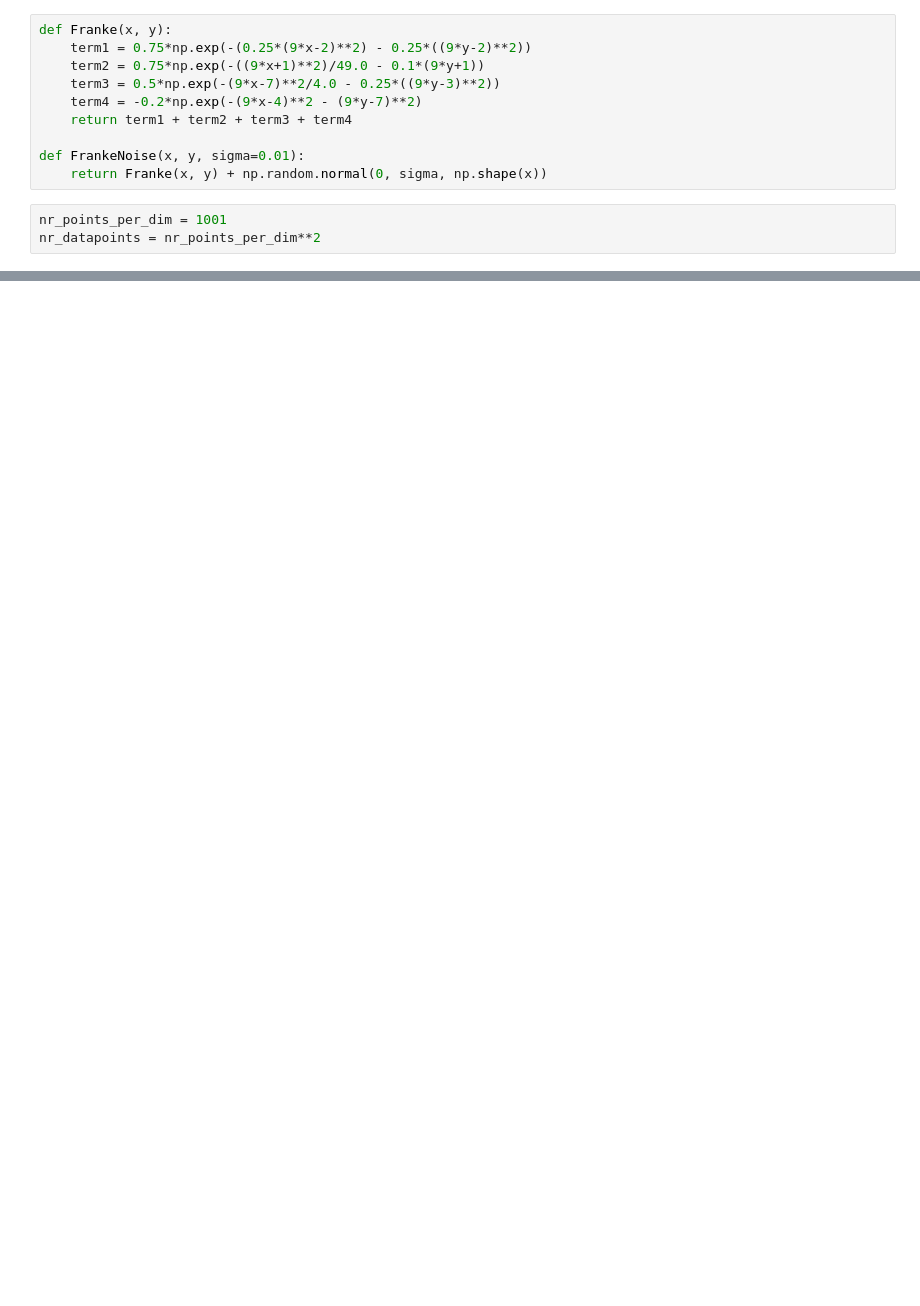
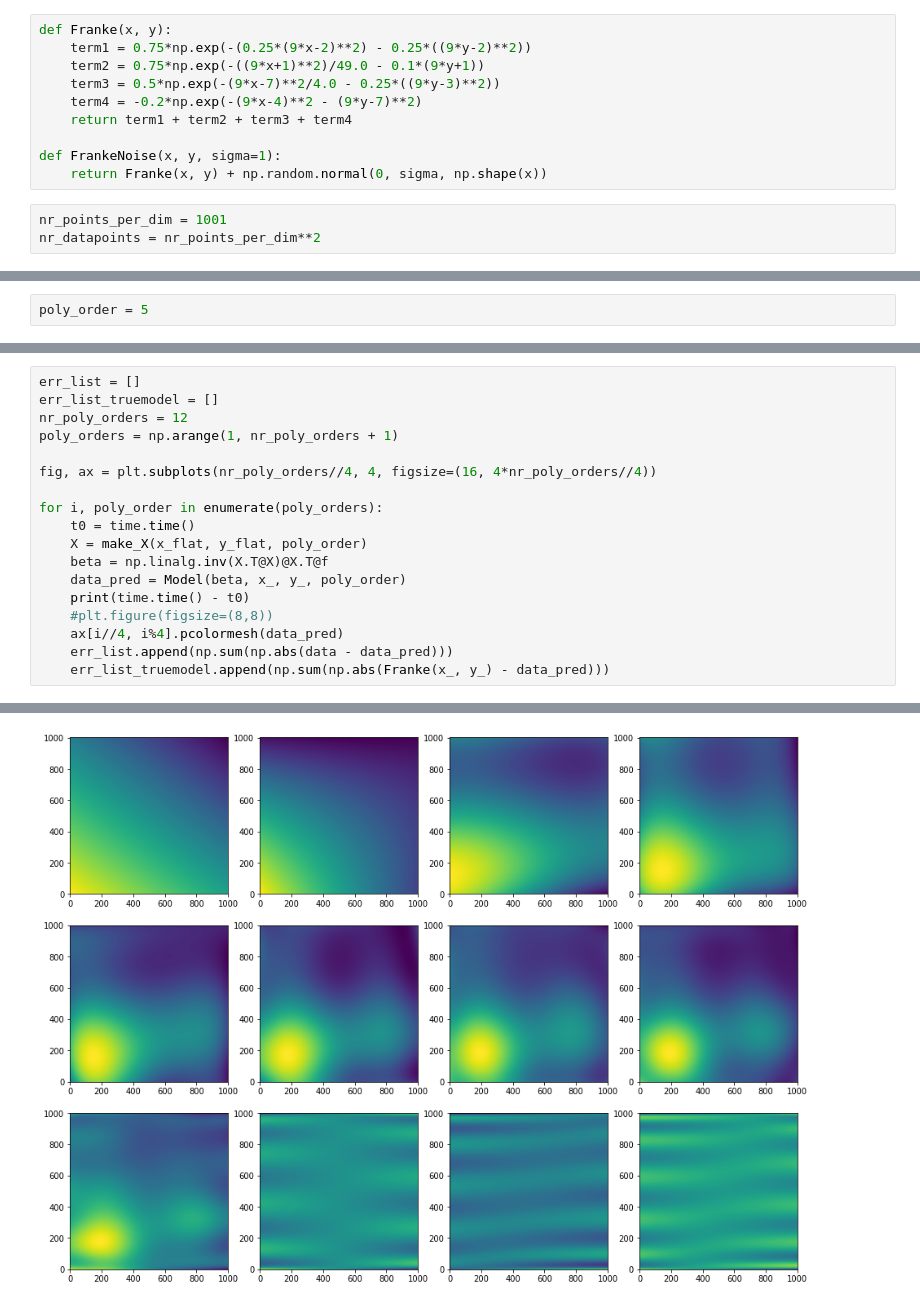
Before and after one commit to asdfbat/FYS-STK4155, a Jupyter notebook: Project1/jupyter/testing.ipynb, the cells around one changed output, grey strips where cells are left out. Saved outputs shown, nothing was run; the diff lists cells and outputs as text; blank space fills up the shorter version.

```diff
--- a/Project1/jupyter/testing.ipynb
+++ b/Project1/jupyter/testing.ipynb
@@ -13,7 +16,7 @@ def Franke(x, y):
     term4 = -0.2*np.exp(-(9*x-4)**2 - (9*y-7)**2)
     return term1 + term2 + term3 + term4
 
-def FrankeNoise(x, y, sigma=0.01):
+def FrankeNoise(x, y, sigma=1):
     return Franke(x, y) + np.random.normal(0, sigma, np.shape(x))
 # %%
 nr_points_per_dim = 1001
@@ -41,0 +45,2 @@ fig.colorbar(plt2, ax=ax2);
+# %%
+poly_order = 5
@@ -80,0 +110,19 @@ r2_score(data, pred_data)
+# %%
+err_list = []
+err_list_truemodel = []
+nr_poly_orders = 12
+poly_orders = np.arange(1, nr_poly_orders + 1)
+
+fig, ax = plt.subplots(nr_poly_orders//4, 4, figsize=(16, 4*nr_poly_orders//4))
+
+for i, poly_order in enumerate(poly_orders):
+    t0 = time.time()
+    X = make_X(x_flat, y_flat, poly_order)
+    beta = np.linalg.inv(X.T@X)@X.T@f
+    data_pred = Model(beta, x_, y_, poly_order)
+    print(time.time() - t0)
+    #plt.figure(figsize=(8,8))
+    ax[i//4, i%4].pcolormesh(data_pred)
+    err_list.append(np.sum(np.abs(data - data_pred)))
+    err_list_truemodel.append(np.sum(np.abs(Franke(x_, y_) - data_pred)))
+# %% [output]
@@ -80,0 +141 @@ r2_score(data, pred_data)
+[figure, added]
```
Also changed, not shown: parts of 15 cells of this notebook.
